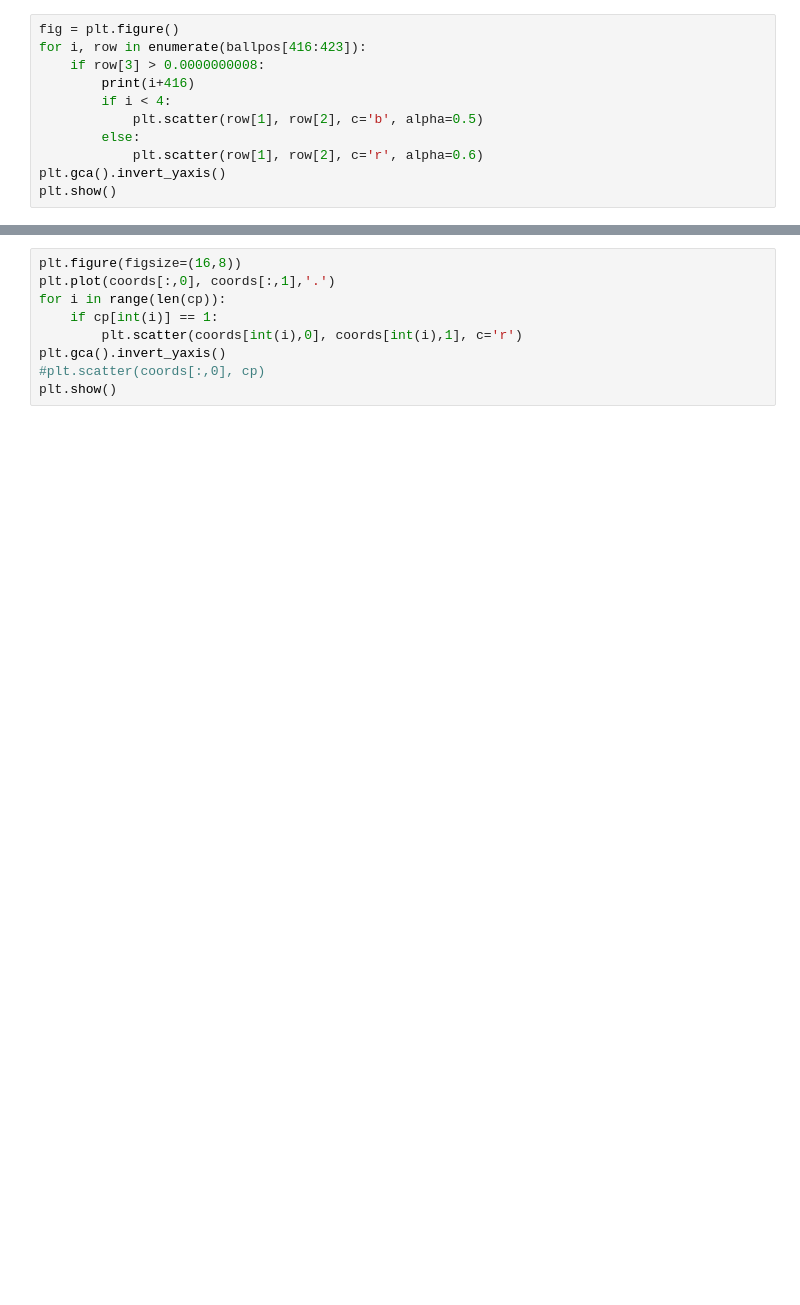
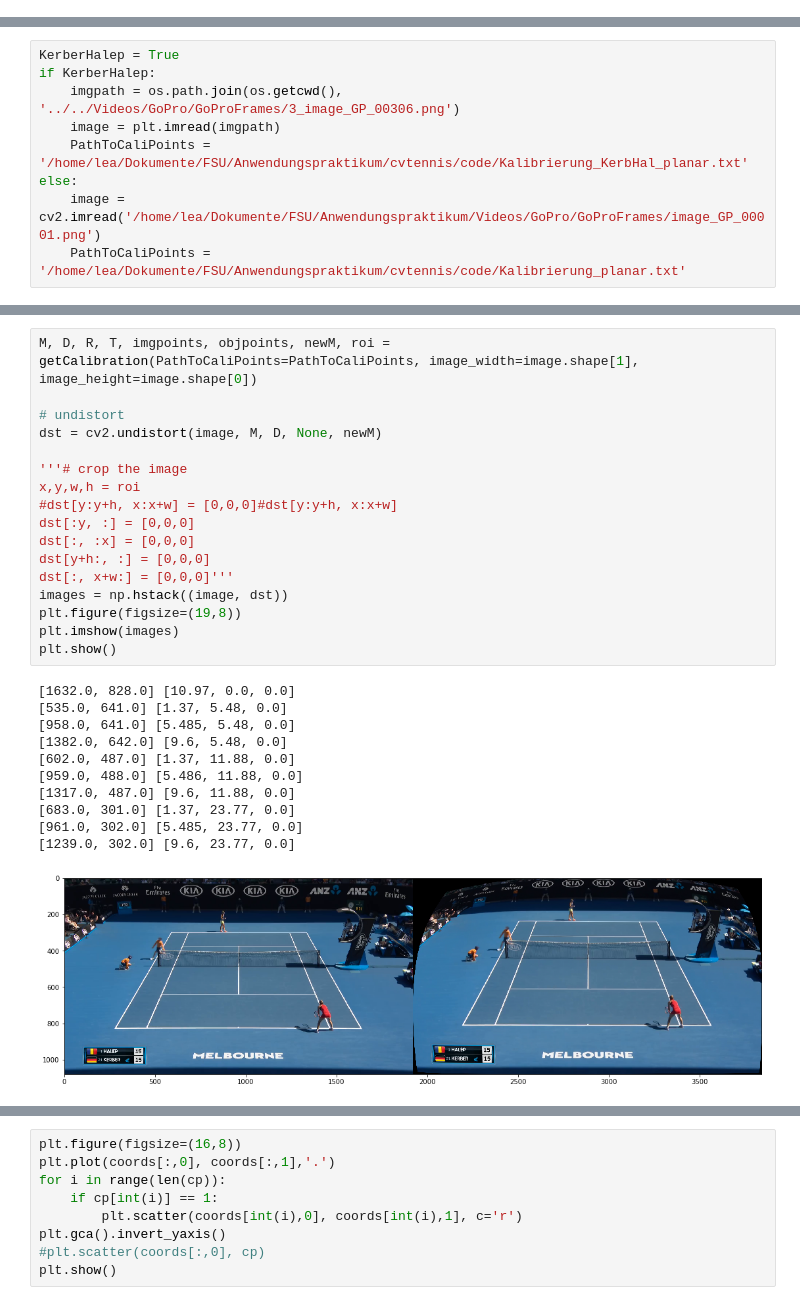
Before and after one commit to maschill/tennis_balltracking, a Jupyter notebook: code/BallAnimation.ipynb, the cells around one changed output, grey strips where cells are left out. Saved outputs shown, nothing was run; the diff lists cells and outputs as text; blank space fills up the shorter version.

```diff
--- a/code/BallAnimation.ipynb
+++ b/code/BallAnimation.ipynb
@@ -100,11 +0,0 @@ plt.show()
-# %%
-fig = plt.figure()
-for i, row in enumerate(ballpos[416:423]):
-    if row[3] > 0.0000000008:
-        print(i+416)
-        if i < 4:
-            plt.scatter(row[1], row[2], c='b', alpha=0.5)
-        else:
-            plt.scatter(row[1], row[2], c='r', alpha=0.6)
-plt.gca().invert_yaxis()
-plt.show()
@@ -232,0 +38,9 @@ for i in range(0,len(ballpos-nump)-nump,1):
+# %%
+KerberHalep = True
+if KerberHalep:
+    imgpath = os.path.join(os.getcwd(), '../../Videos/GoPro/GoProFrames/3_image_GP_00306.png')
+    image = plt.imread(imgpath)
+    PathToCaliPoints = '/home/lea/Dokumente/FSU/Anwendungspraktikum/cvtennis/code/Kalibrierung_KerbHal_planar.txt'
+else:
+    image = cv2.imread('/home/lea/Dokumente/FSU/Anwendungspraktikum/Videos/GoPro/GoProFrames/image_GP_00001.png')
+    PathToCaliPoints = '/home/lea/Dokumente/FSU/Anwendungspraktikum/cvtennis/code/Kalibrierung_planar.txt'
@@ -232,0 +76,29 @@ for i in range(0,len(ballpos-nump)-nump,1):
+# %%
+M, D, R, T, imgpoints, objpoints, newM, roi = getCalibration(PathToCaliPoints=PathToCaliPoints, image_width=image.shape[1], image_height=image.shape[0])
+
+# undistort
+dst = cv2.undistort(image, M, D, None, newM)
+
+'''# crop the image
+x,y,w,h = roi
+#dst[y:y+h, x:x+w] = [0,0,0]#dst[y:y+h, x:x+w]
+dst[:y, :] = [0,0,0]
+dst[:, :x] = [0,0,0]
+dst[y+h:, :] = [0,0,0]
+dst[:, x+w:] = [0,0,0]'''
+images = np.hstack((image, dst))
+plt.figure(figsize=(19,8))
+plt.imshow(images)
+plt.show()
+# %% [output]
+[1632.0, 828.0] [10.97, 0.0, 0.0]
+[535.0, 641.0] [1.37, 5.48, 0.0]
+[958.0, 641.0] [5.485, 5.48, 0.0]
+[1382.0, 642.0] [9.6, 5.48, 0.0]
+[602.0, 487.0] [1.37, 11.88, 0.0]
+[959.0, 488.0] [5.486, 11.88, 0.0]
+[1317.0, 487.0] [9.6, 11.88, 0.0]
+[683.0, 301.0] [1.37, 23.77, 0.0]
+[961.0, 302.0] [5.485, 23.77, 0.0]
+[1239.0, 302.0] [9.6, 23.77, 0.0]
+[figure, added]
```
Also changed, not shown: parts of 88 cells of this notebook, 1 other file.
